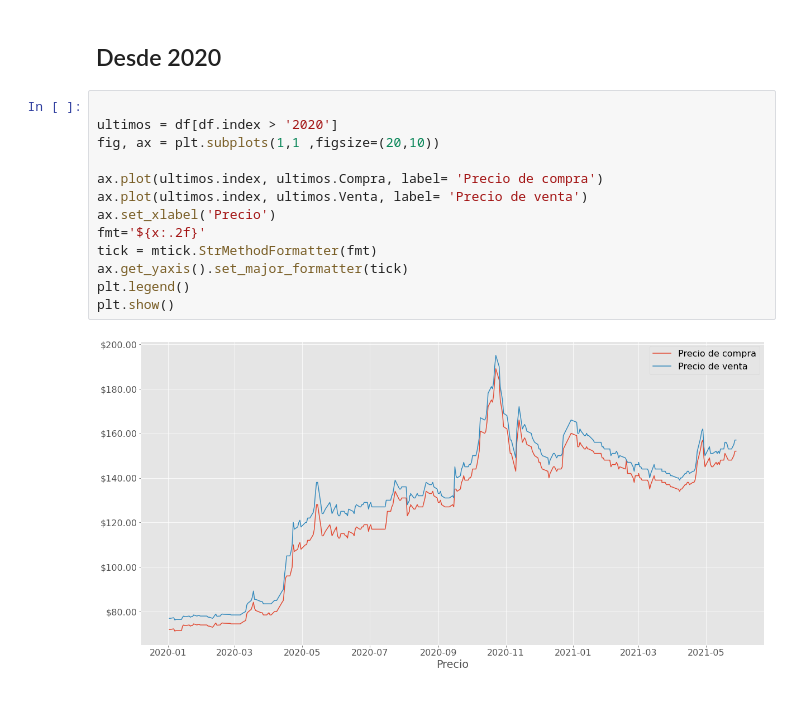
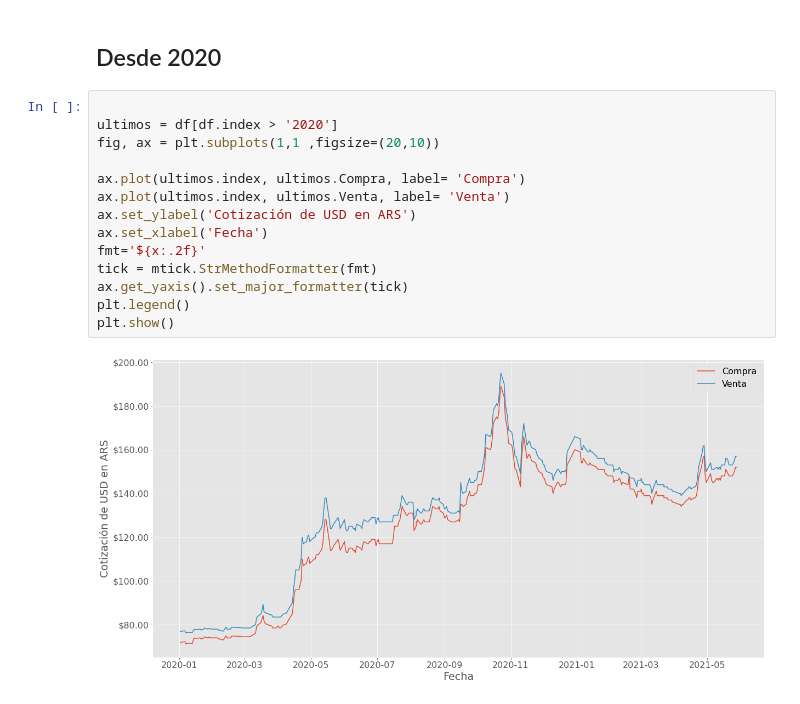
Before and after one commit to egonik-unlp/dolar_historico, a Jupyter notebook: notebooks/ambito.ipynb, the cells around one changed output. Drawn from its saved outputs; the diff is of its cells as text.

```diff
--- a/notebooks/ambito.ipynb
+++ b/notebooks/ambito.ipynb
@@ -119,15 +120,16 @@ plt.show()
 # %%
 
 ultimos = df[df.index > '2020']
 fig, ax = plt.subplots(1,1 ,figsize=(20,10))
 
-ax.plot(ultimos.index, ultimos.Compra, label= 'Precio de compra')
-ax.plot(ultimos.index, ultimos.Venta, label= 'Precio de venta')
-ax.set_xlabel('Precio')
+ax.plot(ultimos.index, ultimos.Compra, label= 'Compra')
+ax.plot(ultimos.index, ultimos.Venta, label= 'Venta')
+ax.set_ylabel('Cotización de USD en ARS')
+ax.set_xlabel('Fecha')
 fmt='${x:.2f}'
 tick = mtick.StrMethodFormatter(fmt)
 ax.get_yaxis().set_major_formatter(tick)
 plt.legend()
 plt.show()
 # %% [output]
-[figure, old version]
+[figure, new version]
```
Also changed, not shown: parts of 5 cells of this notebook.
